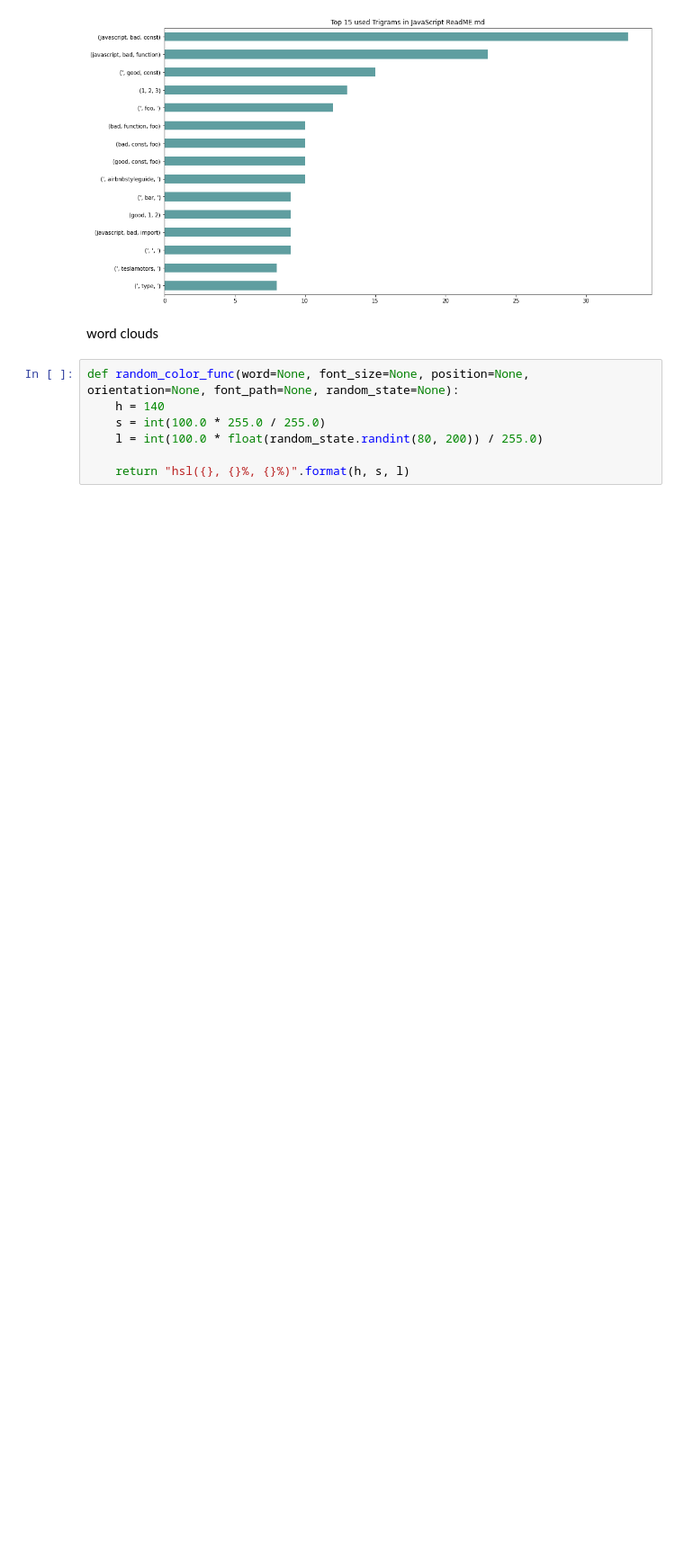
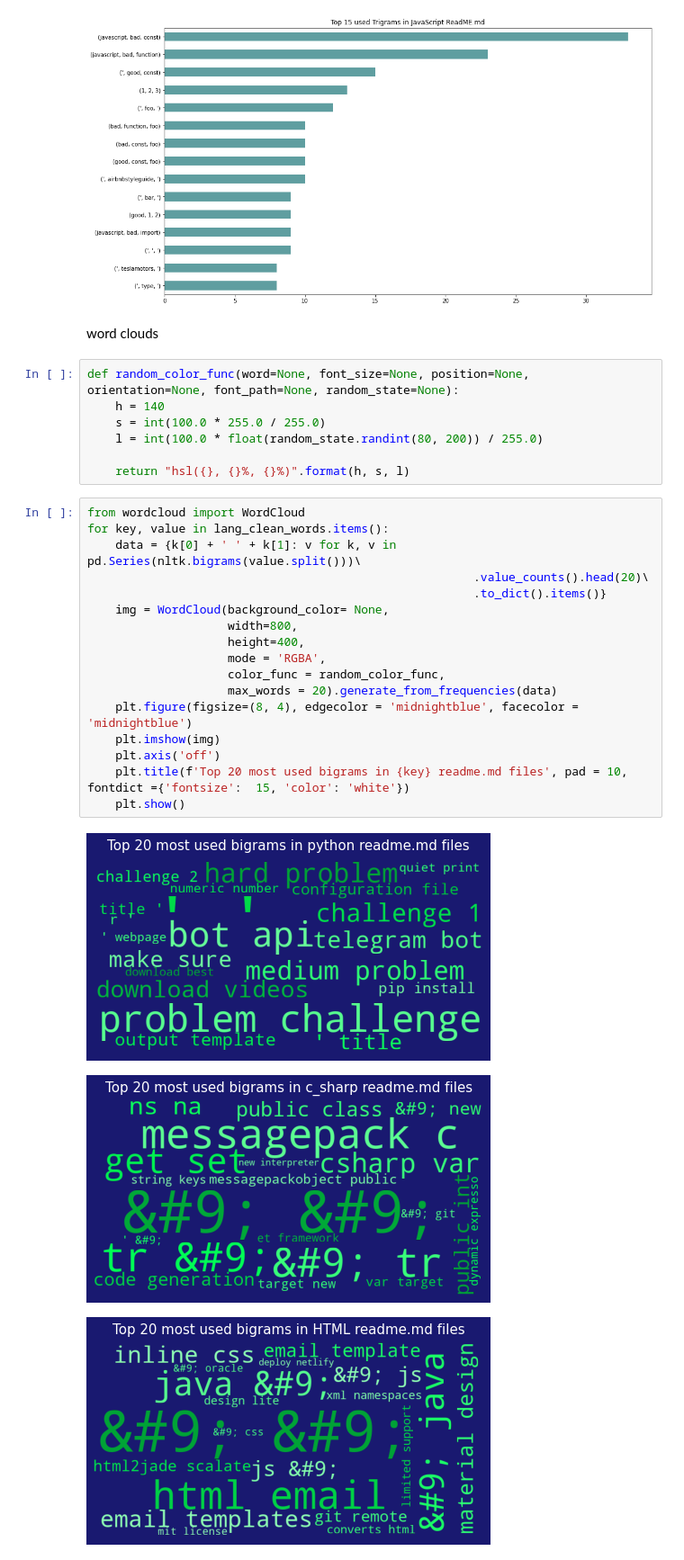
Before and after one commit to codeup-germain/github-code-composition, a Jupyter notebook: Brooke_explore_draft.ipynb, the cells around one changed output. Shown at 90% size. Saved outputs shown, nothing was run; the diff lists cells and outputs as text; blank space fills up the shorter version.

Commit message:
add word clouds

```diff
--- a/Brooke_explore_draft.ipynb
+++ b/Brooke_explore_draft.ipynb
@@ -688,3 +688,24 @@ def random_color_func(word=None, font_size=None, position=None,  orientation=Non
     l = int(100.0 * float(random_state.randint(80, 200)) / 255.0)
 
     return "hsl({}, {}%, {}%)".format(h, s, l)
+# %%
+from wordcloud import WordCloud
+for key, value in lang_clean_words.items():
+    data = {k[0] + ' ' + k[1]: v for k, v in pd.Series(nltk.bigrams(value.split()))\
+                                                       .value_counts().head(20)\
+                                                       .to_dict().items()}
+    img = WordCloud(background_color= None,
+                    width=800,
+                    height=400,
+                    mode = 'RGBA',
+                    color_func = random_color_func,
+                    max_words = 20).generate_from_frequencies(data)
+    plt.figure(figsize=(8, 4), edgecolor = 'midnightblue', facecolor = 'midnightblue')
+    plt.imshow(img)
+    plt.axis('off')
+    plt.title(f'Top 20 most used bigrams in {key} readme.md files', pad = 10, fontdict ={'fontsize':  15, 'color': 'white'})
+    plt.show()
+# %% [output]
+[figure, added]
+[figure, added]
+[figure, added]
```
Also changed, not shown: parts of 1 cell of this notebook.
